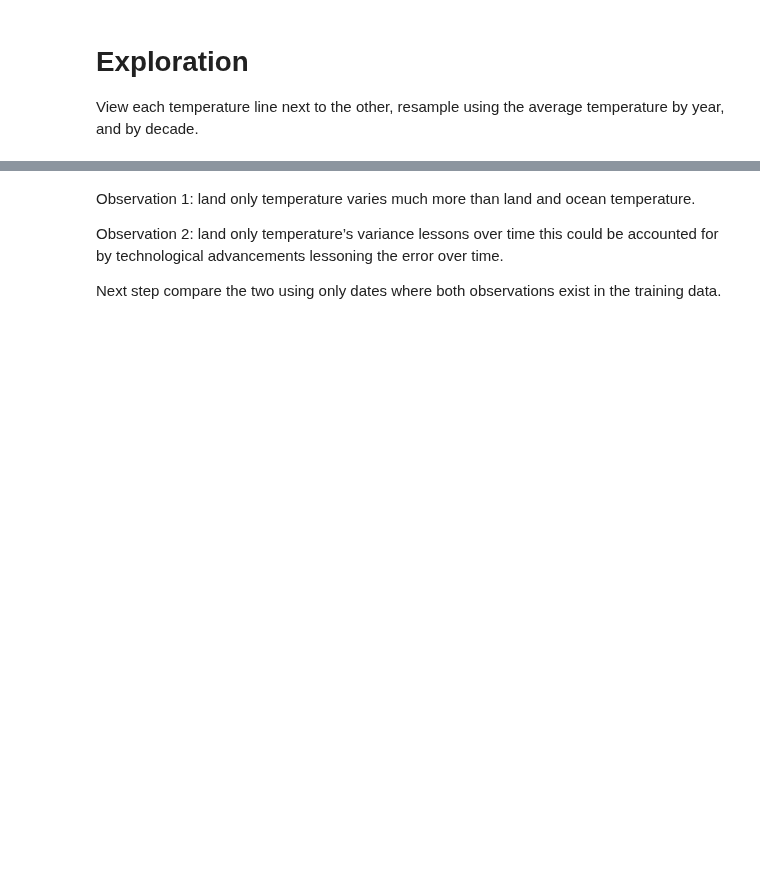
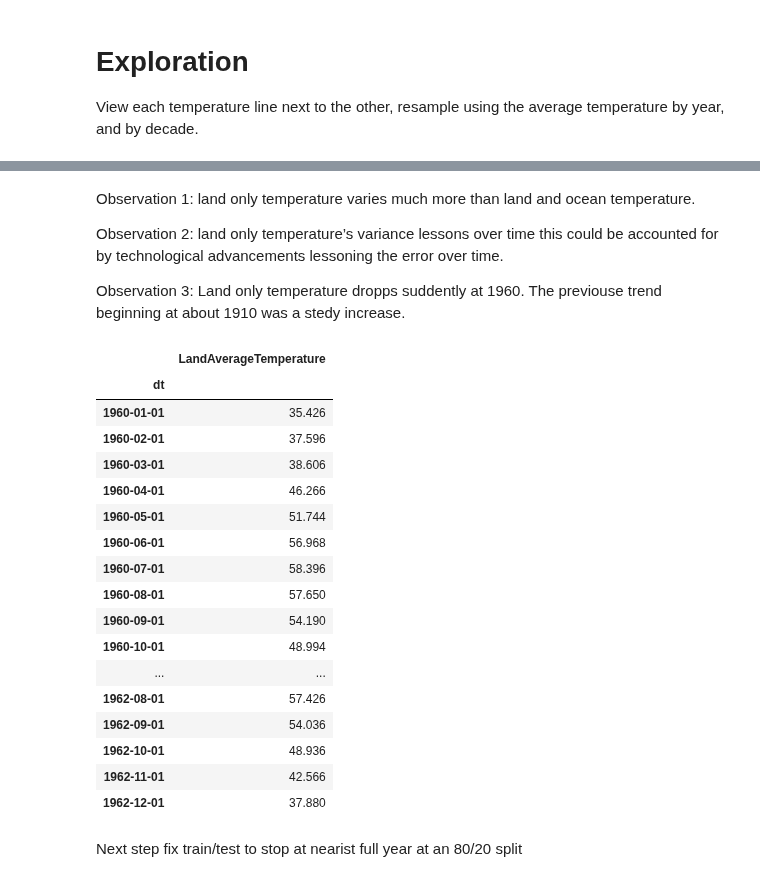
Before and after one commit to Johndsalas/earths_temperature_time_series, a Jupyter notebook: main_notebook.ipynb, the cells around one changed output, grey strips where cells are left out. Cells and saved outputs as stored; diff of their text form; code cells hidden in the pictures; blank space fills up the shorter version.

```diff
--- a/main_notebook.ipynb
+++ b/main_notebook.ipynb
@@ -314,4 +293,27 @@ Observation 1: land only temperature varies much more than land and ocean temper
 
 Observation 2: land only temperature’s variance lessons over time this could be accounted for by technological advancements lessoning the error over time.
 
-Next step compare the two using only dates where both observations exist in the training data.
+Observation 3: Land only temperature dropps suddently at 1960. The previouse trend beginning at about 1910 was a stedy increase.
+# %%
+train_land.loc[train_land.index >= '1960-01-01']
+# %% [output]
+|  | LandAverageTemperature |
+| dt |  |
+| 1960-01-01 | 35.426 |
+| 1960-02-01 | 37.596 |
+| 1960-03-01 | 38.606 |
+| 1960-04-01 | 46.266 |
+| 1960-05-01 | 51.744 |
+| 1960-06-01 | 56.968 |
+| 1960-07-01 | 58.396 |
+| 1960-08-01 | 57.650 |
+| 1960-09-01 | 54.190 |
+| 1960-10-01 | 48.994 |
+| ... | ... |
+| 1962-08-01 | 57.426 |
+| 1962-09-01 | 54.036 |
+| 1962-10-01 | 48.936 |
+| 1962-11-01 | 42.566 |
+| 1962-12-01 | 37.880 |
+# %% [markdown]
+Next step fix train/test to stop at nearist full year at an 80/20 split
```
Also changed, not shown: parts of 9 cells of this notebook.
